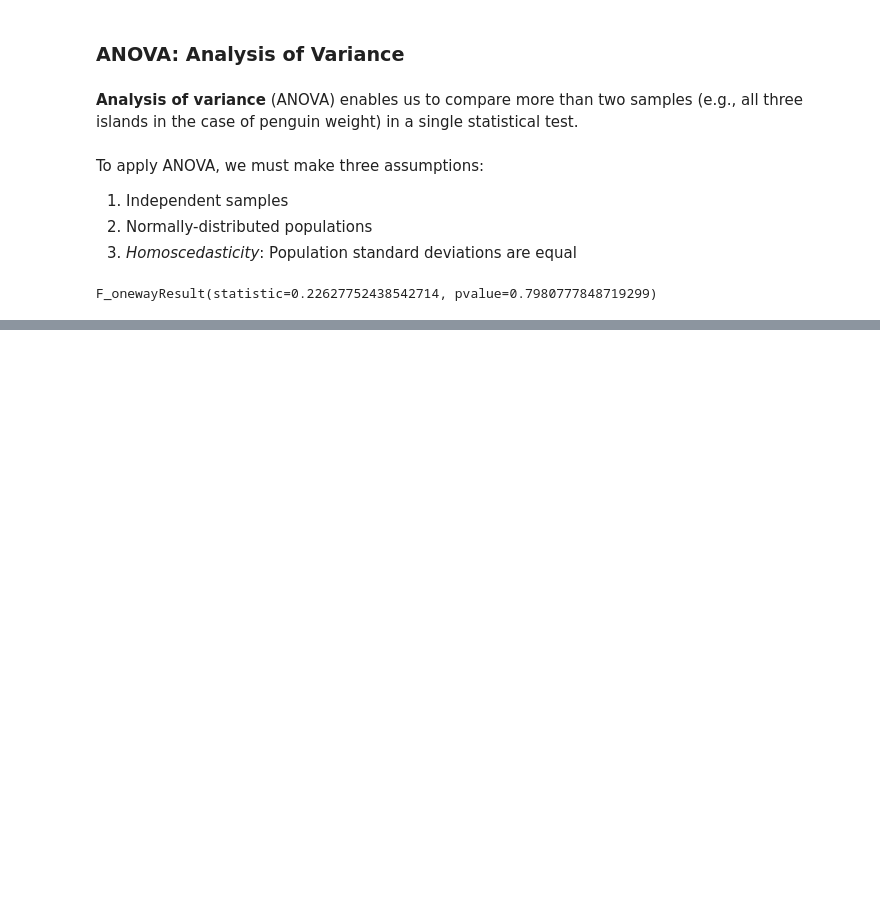
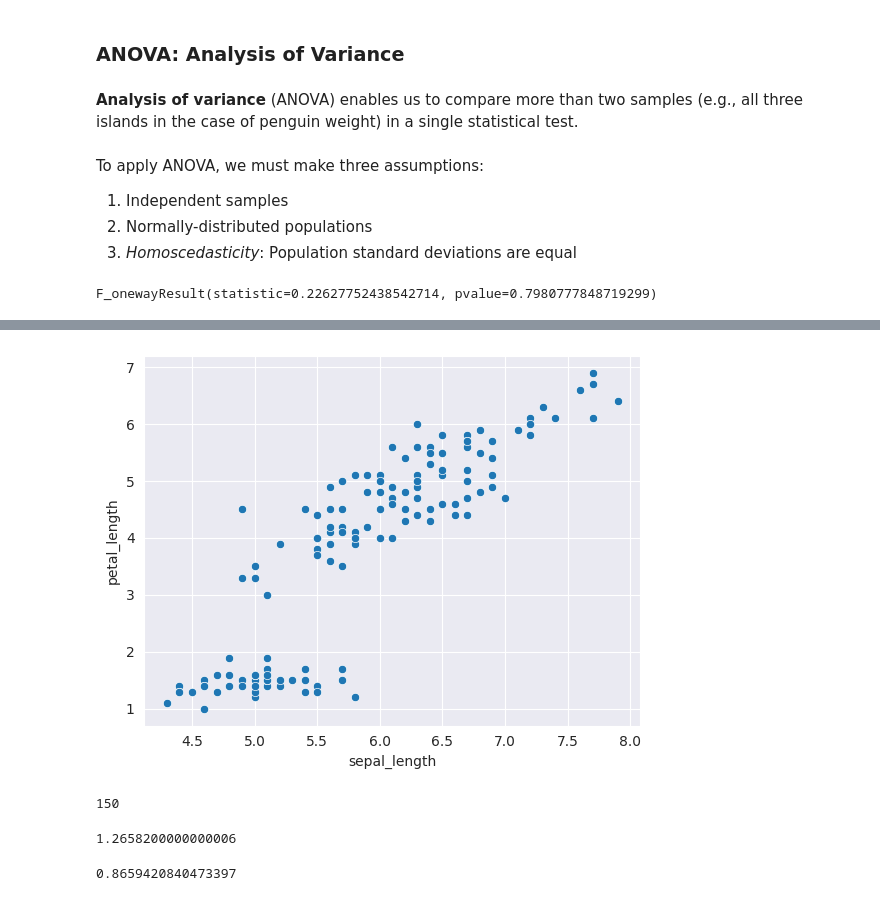
Before and after one commit to Krisho1/Machine-Learning-Foundations-Math-Probability-Statistics-and-Computer-Science-Python-Codes-, a Jupyter notebook: statistics.ipynb, the cells around one changed output, grey strips where cells are left out. Cells and saved outputs as stored; diff of their text form; code cells hidden in the pictures; blank space fills up the shorter version.

```diff
--- a/statistics.ipynb
+++ b/statistics.ipynb
@@ -853,0 +864,3 @@ F_onewayResult(statistic=0.22627752438542714, pvalue=0.7980777848719299)
+# %%
+iris = sns.load_dataset('iris')
+iris
@@ -853,0 +881,14 @@ F_onewayResult(statistic=0.22627752438542714, pvalue=0.7980777848719299)
+# %%
+x = iris.sepal_length
+y = iris.petal_length
+# %%
+sns.set_style('darkgrid')
+# %%
+_ = sns.scatterplot(x = x, y =y)
+# %% [output]
+[figure, added]
+# %%
+n  = iris.sepal_length.size
+n
+# %% [output]
+150
@@ -853,0 +901,10 @@ F_onewayResult(statistic=0.22627752438542714, pvalue=0.7980777848719299)
+# %%
+cov = sum(product)/n
+cov
+# %% [output]
+1.2658200000000006
+# %%
+r = cov/ (x.std()*y.std())
+r
+# %% [output]
+0.8659420840473397
```
Also changed, not shown: parts of 19 cells of this notebook.
